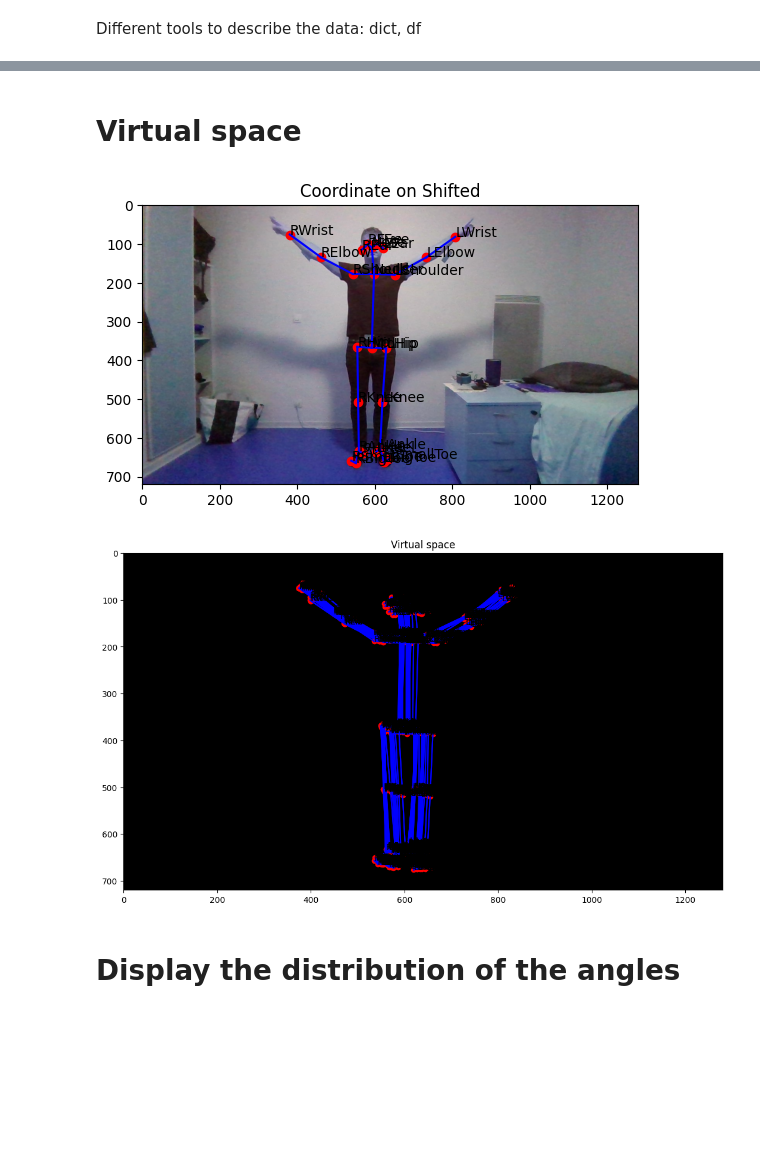
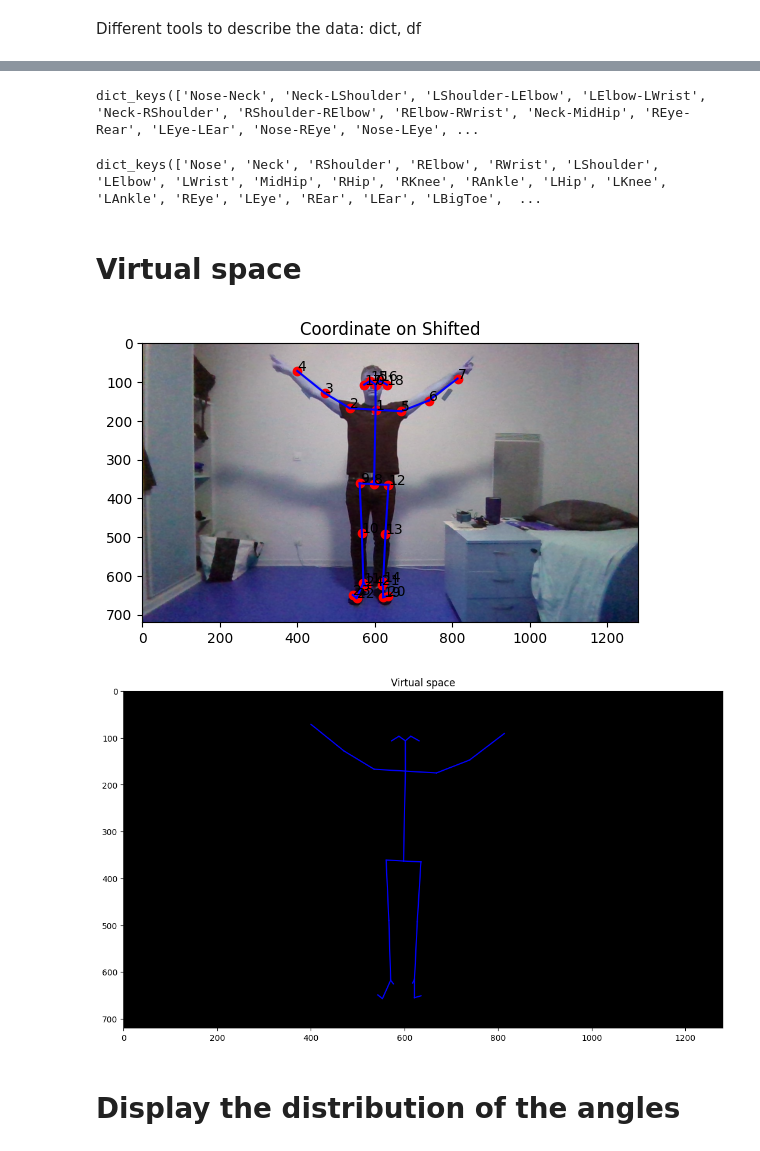
Before and after one commit to bossardl/Remote-physiotherapy, a Jupyter notebook: SP.ipynb, the cells around one changed output, grey strips where cells are left out. Cells and saved outputs as stored; diff of their text form; code cells hidden in the pictures; blank space fills up the shorter version.

```diff
--- a/SP.ipynb
+++ b/SP.ipynb
@@ -42,5 +58,5 @@ list = [ogdata["people"][i]["pose_keypoints_2d"] for i, elem in enumerate(ogdata
 # %%
-def extract_coord_list_k(path, filename, k):
+def extract_coord_nb_pers(path, filename, nb_pers):
     '''
     list_coord: list of tuple (x,y,c)
     '''
@@ -48,24 +64,23 @@ def extract_coord_list_k(path, filename, k):
     fObj = open(path_json)
     ogdata = json.load(fObj)
     list = [ogdata["people"][i]["pose_keypoints_2d"] for i, elem in enumerate(ogdata["people"])]
-    list_coord=[(list[k][i], list[k][i+1], list[k][i+2]) for i, elem in enumerate(list[k]) if ((i%3==0) and (i<75))]
+    list_coord=[(list[nb_pers][i], list[nb_pers][i+1], list[nb_pers][i+2]) for i, elem in enumerate(list[nb_pers]) if ((i%3==0) and (i<75))]
     return list_coord
 
-def x_y_c_list_k(list, k):
+def list_xyc_nb_pers(list, nb_pers):
     '''
     list_coord: list of tuple (x,y,c)
     '''
-    list_x=[(list[k][i]) for i, elem in enumerate(list[k]) if ((i%3==0) and (i<75))]
-    list_y=[(list[k][i+1]) for i, elem in enumerate(list[k]) if ((i%3==0) and (i<75))]
-    list_c=[(list[k][i+2]) for i, elem in enumerate(list[k]) if ((i%3==0) and (i<75))]
+    list_x=[(list[nb_pers][i]) for i, elem in enumerate(list[nb_pers]) if ((i%3==0) and (i<75))]
+    list_y=[(list[nb_pers][i+1]) for i, elem in enumerate(list[nb_pers]) if ((i%3==0) and (i<75))]
+    list_c=[(list[nb_pers][i+2]) for i, elem in enumerate(list[nb_pers]) if ((i%3==0) and (i<75))]
 
     return list_x, list_y, list_c
 
-def x_y_c(list, k):
+def x_y_c(list):
     '''
-    list_coord: list of tuple (x,y,c)
+    list_coord: list of coordinate x,y and confidence parameter c
     '''
-
     list_x = [(list[i][0]) for i, elem in enumerate(list) ]
     list_y = [(list[i][1]) for i, elem in enumerate(list) ]
     list_c = [(list[i][2]) for i, elem in enumerate(list) ]
@@ -170,11 +217,11 @@ annotation_dict = {
 # %% [markdown]
 Different tools to describe the data: dict, df
 # %%
-list_coord = extract_coord_list_k(path,file, 0)
+list_coord = extract_coord_nb_pers(path,file, 0)
 
-annotation_list  = [annotation_dict[str(i)][:] for i, item in enumerate(annotation_dict)]
-body_parts = annotation_dict.values() #dict_values
+annotation_list  = [annotation_dict[k] for k,i in annotation_dict.items()]
+body_parts = annotation_dict.keys() #dict_keys
 print(body_parts)
-print(annotation_dict)
-df_bp=pd.DataFrame(list_coord , body_parts, columns=['x', 'y', 'c'])
+df_bp=pd.DataFrame(list_coord , annotation_dict.keys(), columns=['x', 'y', 'c'])
+print(df_bp.head())
 # %% [output]
@@ -197,6 +251,14 @@ bp_joint = upper_joint + head_joint + lower_joint + feet_joint
 coor_bp = upper + head + lower + feet
 # Dictionnary of with the n° and name of joint-vector
 dict_joint_position =  {bp_joint[i]: coor_bp[i] for i in range(len(bp_joint))}
+# %%
+print(dict_joint_position.keys())
+# %% [output]
+dict_keys(['Nose-Neck', 'Neck-LShoulder', 'LShoulder-LElbow', 'LElbow-LWrist', 'Neck-RShoulder', 'RShoulder-RElbow', 'RElbow-RWrist', 'Neck-MidHip', 'REye-Rear', 'LEye-LEar', 'Nose-REye', 'Nose-LEye', ...
+# %%
+print(annotation_dict.keys())
+# %% [output]
+dict_keys(['Nose', 'Neck', 'RShoulder', 'RElbow', 'RWrist', 'LShoulder', 'LElbow', 'LWrist', 'MidHip', 'RHip', 'RKnee', 'RAnkle', 'LHip', 'LKnee', 'LAnkle', 'REye', 'LEye', 'REar', 'LEar', 'LBigToe',  ...
 # %% [markdown]
 # Virtual space
 # %%
@@ -209,12 +271,12 @@ image_wall = cv2.imread(path_image_wall)
 rows,cols,_ = image_wall.shape
 blank = np.zeros((rows,cols))
 # %%
-def X_Y_C_virtual_space(path):
+def X_Y_C_virtual_space(path, annotation_list, nb_pers):
 
 
     for j,filename in enumerate(os.listdir(path)):
-        list_coord = extract_coord_list_k(path,filename, 0)
-        X,Y,C = x_y_c(list_coord, 0)
+        list_coord = extract_coord_nb_pers(path,filename, nb_pers)
+        X,Y,C = x_y_c(list_coord)
         for i, label in enumerate(annotation_list):
             plt.annotate(label, (X[i], Y[i]))
 
@@ -228,12 +290,11 @@ def X_Y_C_virtual_space(path):
         plt.title('Virtual space')
         trace(X,Y,C, coor_bp, color='b')
 # %%
-path='D:\Special_Project\openpose\output_json_folder\Train\Ludo'
-
-X_Y_C_virtual_space(path)
+path='D:\Special_Project\Dataset\Output\Wrong_file'
+X_Y_C_virtual_space(path, annotation_list, nb_pers=0)
 # %% [output]
-[figure, old version]
+[figure, new version]
-[figure, old version]
+[figure, new version]
 # %% [markdown]
 # Display the distribution of the angles
 # %%
```
Also changed, not shown: parts of 30 cells of this notebook.
